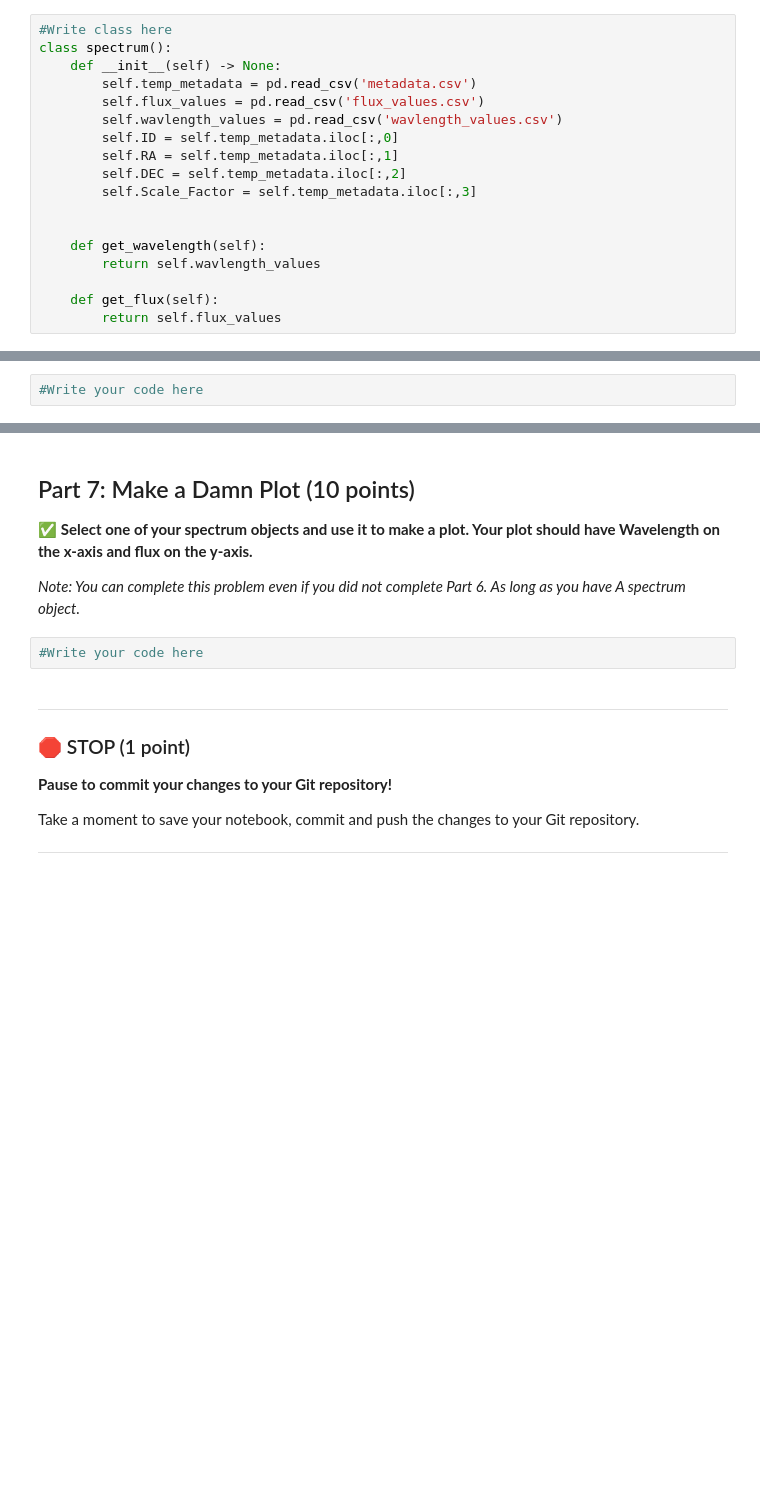
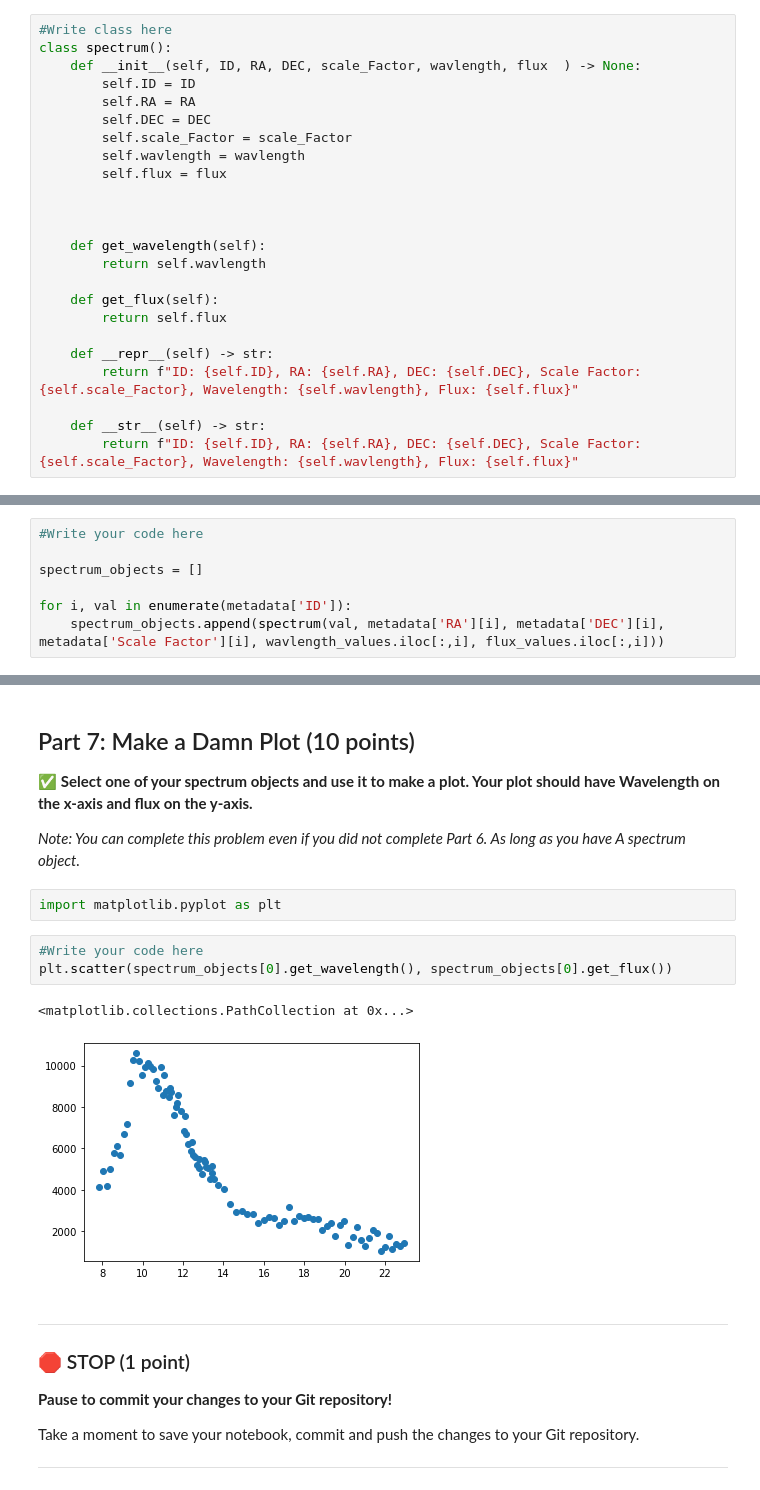
Before and after one commit to amantham20/CMSE202-s23-turnin, a Jupyter notebook: midterm/CMSE202_Midterm_Sect02_STUDENT.ipynb, the cells around one changed output, grey strips where cells are left out. Drawn from its saved outputs; the diff is of its cells as text; blank space fills up the shorter version.

```diff
--- a/midterm/CMSE202_Midterm_Sect02_STUDENT.ipynb
+++ b/midterm/CMSE202_Midterm_Sect02_STUDENT.ipynb
@@ -234,18 +234,24 @@ The issue with this dataset is that it comes in two parts: the spectra and the m
 # %%
 #Write class here
 class spectrum():
-    def __init__(self) -> None:
-        self.temp_metadata = pd.read_csv('metadata.csv')
-        self.flux_values = pd.read_csv('flux_values.csv')
-        self.wavlength_values = pd.read_csv('wavlength_values.csv')
-        self.ID = self.temp_metadata.iloc[:,0]
-        self.RA = self.temp_metadata.iloc[:,1]
-        self.DEC = self.temp_metadata.iloc[:,2]
-        self.Scale_Factor = self.temp_metadata.iloc[:,3]
+    def __init__(self, ID, RA, DEC, scale_Factor, wavlength, flux  ) -> None:
+        self.ID = ID
+        self.RA = RA
+        self.DEC = DEC
+        self.scale_Factor = scale_Factor
+        self.wavlength = wavlength
+        self.flux = flux
+
 
 
     def get_wavelength(self):
-        return self.wavlength_values
+        return self.wavlength
 
     def get_flux(self):
-        return self.flux_values
+        return self.flux
+
+    def __repr__(self) -> str:
+        return f"ID: {self.ID}, RA: {self.RA}, DEC: {self.DEC}, Scale Factor: {self.scale_Factor}, Wavelength: {self.wavlength}, Flux: {self.flux}"
+
+    def __str__(self) -> str:
+        return f"ID: {self.ID}, RA: {self.RA}, DEC: {self.DEC}, Scale Factor: {self.scale_Factor}, Wavelength: {self.wavlength}, Flux: {self.flux}"
@@ -284,3 +269,8 @@ Take a moment to save your notebook, commit  and push the changes to your Git re
 &#9989; **Construct `spectra` objects for all of the spectral measurements. Append all of the objects to a new list called `spectrum_objects`.**
 # %%
 #Write your code here
+
+spectrum_objects = []
+
+for i, val in enumerate(metadata['ID']):
+    spectrum_objects.append(spectrum(val, metadata['RA'][i], metadata['DEC'][i], metadata['Scale Factor'][i], wavlength_values.iloc[:,i], flux_values.iloc[:,i]))
@@ -290,8 +301,14 @@ Take a moment to save your notebook, commit  and push the changes to your Git re
 &#9989; **Select one of your spectrum objects and use it to make a plot. Your plot should have Wavelength on the x-axis and flux on the y-axis.**
 
 *Note: You can complete this problem even if you did not complete Part 6. As long as you have A spectrum object.*
+# %%
+import matplotlib.pyplot as plt
 # %%
 #Write your code here
+plt.scatter(spectrum_objects[0].get_wavelength(), spectrum_objects[0].get_flux())
+# %% [output]
+<matplotlib.collections.PathCollection at 0x...>
+[figure, added]
 # %% [markdown]
 ---
 ### &#128721; STOP (1 point)
```
Also changed, not shown: parts of 2 cells of this notebook.
